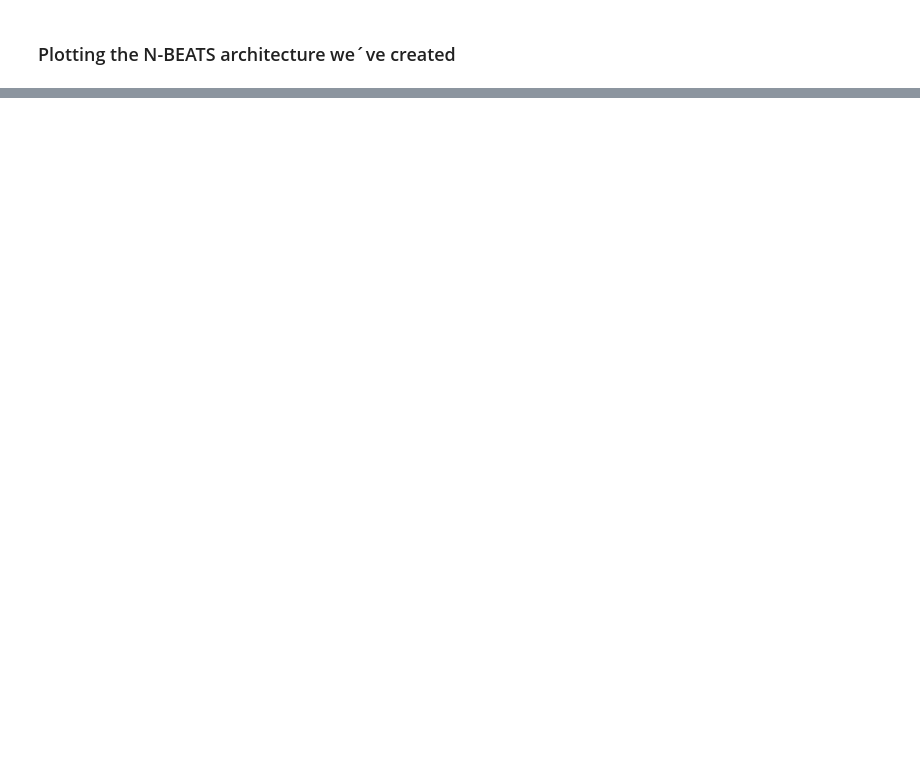
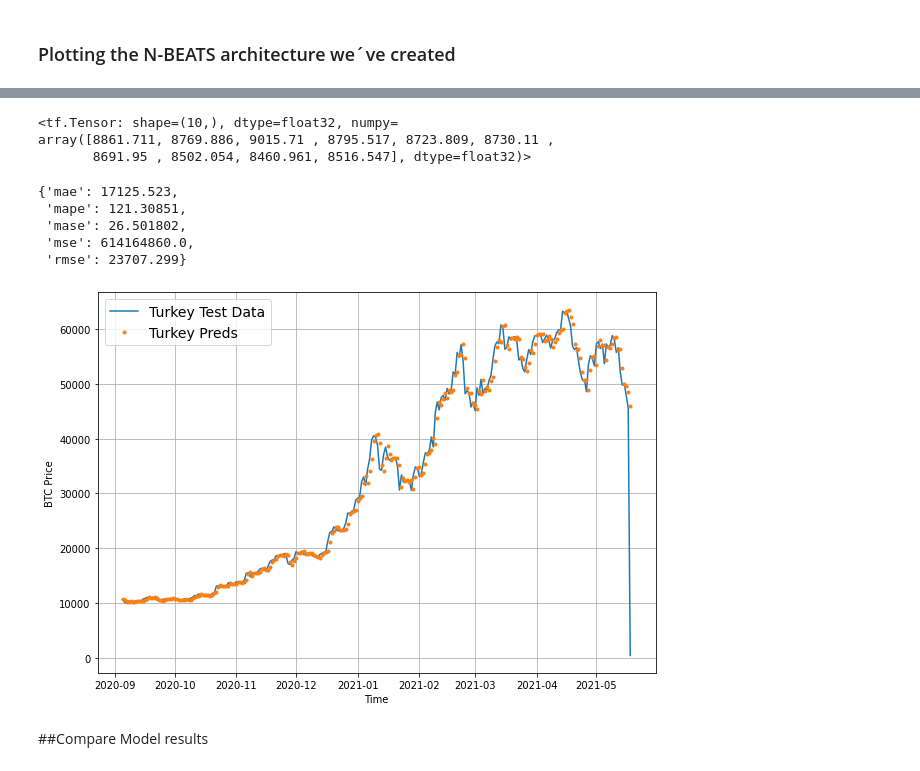
Before and after one commit to schauppi/Udemy_TensorFlow_Developer, a Jupyter notebook: Abschnit_10_Time_series_fundamentals_in_TensorFlow/10_time_series_forecasting_with_tensorflow.ipynb, the cells around one changed output, grey strips where cells are left out. Saved outputs shown, nothing was run; the diff lists cells and outputs as text; code cells hidden in the pictures; blank space fills up the shorter version.

```diff
--- a/Abschnit_10_Time_series_fundamentals_in_TensorFlow/10_time_series_forecasting_with_tensorflow.ipynb
+++ b/Abschnit_10_Time_series_fundamentals_in_TensorFlow/10_time_series_forecasting_with_tensorflow.ipynb
@@ -1543,0 +1988,7 @@ plot_model(model_7)
+# %%
+HORIZON=1
+WINDOW_SIZE=7
+# %%
+#Create train and test sets for turkey problem
+full_windows, full_labels = make_windows(np.array(btc_price_turkey), WINDOW_SIZE, HORIZON)
+x_train, x_test, y_train, y_test = make_train_test_splits(full_windows, full_labels)
@@ -1543,0 +2040,4 @@ plot_model(model_7)
+# %%
+# Load best performing turkey model and evaluate on test data
+turkey_model = tf.keras.models.load_model("model_experiments/model_10_turkey_model/")
+turkey_model.evaluate(x_test, y_test)
@@ -1543,0 +2047,34 @@ plot_model(model_7)
+# %%
+#Make predictions with turkey model
+turkey_preds = make_preds(turkey_model, x_test)
+turkey_preds[:10]
+# %% [output]
+<tf.Tensor: shape=(10,), dtype=float32, numpy=
+array([8861.711, 8769.886, 9015.71 , 8795.517, 8723.809, 8730.11 ,
+       8691.95 , 8502.054, 8460.961, 8516.547], dtype=float32)>
+# %%
+#Evaluate turkey preds
+turkey_results = evaluate_preds(y_test, turkey_preds)
+turkey_results
+# %% [output]
+{'mae': 17125.523,
+ 'mape': 121.30851,
+ 'mase': 26.501802,
+ 'mse': 614164860.0,
+ 'rmse': 23707.299}
+# %%
+plt.figure(figsize=(10, 7))
+# plot_time_series(timesteps=btc_timesteps_turkey[:split_size], values=btc_price_turkey[:split_size], label="Train Data")
+offset=300
+plot_time_series(timesteps=btc_timesteps_turkey[-len(x_test):],
+                 values=btc_price_turkey[-len(y_test):],
+                 format="-",
+                 label="Turkey Test Data", start=offset)
+plot_time_series(timesteps=btc_timesteps_turkey[-len(x_test):],
+                 values=turkey_preds,
+                 label="Turkey Preds",
+                 start=offset);
+# %% [output]
+[figure, added]
+# %% [markdown]
+##Compare Model results
```
Also changed, not shown: parts of 92 cells of this notebook.
